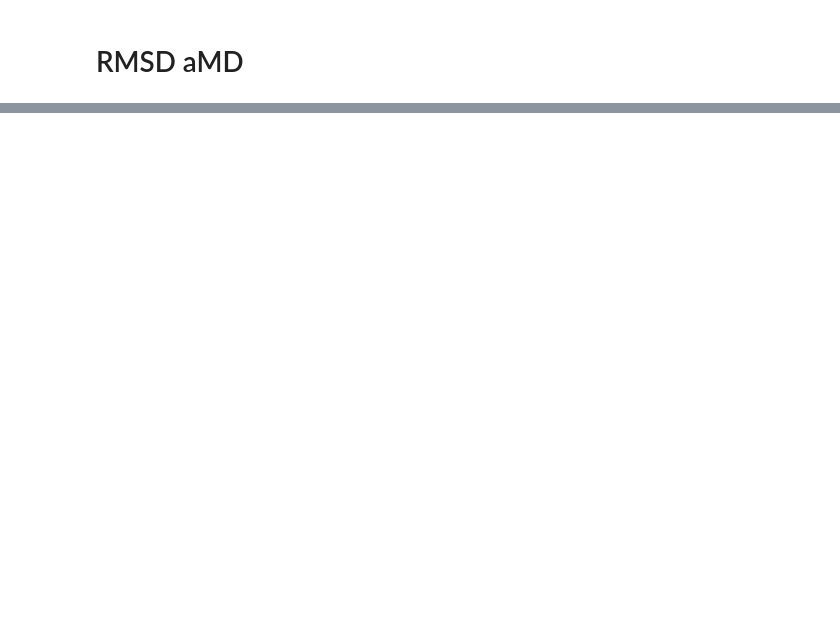
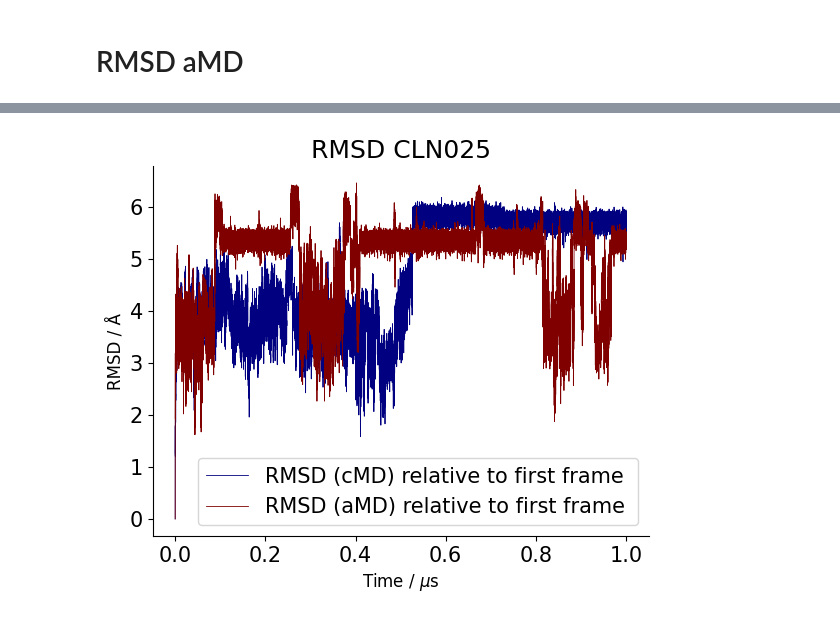
Before and after one commit to LukasMeinschad/Theoretische_Chemie, a Jupyter notebook: Praktikum/mm_part/mm_auswertung.ipynb, the cells around one changed output, grey strips where cells are left out. Drawn from its saved outputs; the diff is of its cells as text; code cells hidden in the pictures; blank space fills up the shorter version.

```diff
--- a/Praktikum/mm_part/mm_auswertung.ipynb
+++ b/Praktikum/mm_part/mm_auswertung.ipynb
@@ -40,0 +105,50 @@ plt.show()
+# %%
+# combine both in one plot
+
+import matplotlib as mpl
+
+mpl.rcParams["font.size"] = 15
+mpl.rcParams["axes.labelsize"] = 12
+
+rmsd_data = pd.read_csv("prot-rmsd-ca.dat",skiprows=1, names = ["Frame","RMSD"],sep="\s+")
+rmsd_data_amd = pd.read_csv("prot-rmsd-ams-ca.dat",skiprows=1, names = ["Frame","RMSD"],sep="\s+")
+
+
+
+len_frames_cmd = len(rmsd_data.loc[:,"Frame"])
+len_frames_amd = len(rmsd_data_amd.loc[:,"Frame"])
+
+time_per_step_cmd = 1 / len_frames_cmd
+time_per_step_amd = 1 / len_frames_amd
+
+rmsd_data["Frame"] = rmsd_data["Frame"] * time_per_step_cmd
+
+rmsd_data_amd["Frame"] = rmsd_data_amd["Frame"] * time_per_step_amd
+
+rolling_window = 400
+rmsd_rolling_avg = rmsd_data.loc[:, "RMSD"].rolling(window=rolling_window).mean()
+rmsd_rolling_avg_amd = rmsd_data_amd.loc[:, "RMSD"].rolling(window=rolling_window).mean()
+
+# Add labels and legend
+ax = plt.gca()
+ax.spines['top'].set_visible(False)
+ax.spines['right'].set_visible(False)
+
+
+plt.plot(rmsd_data.loc[:, "Frame"], rmsd_data.loc[:, "RMSD"], label='RMSD (cMD) relative to first frame ', linewidth=0.6, color='navy')
+plt.plot(rmsd_data_amd.loc[:, "Frame"], rmsd_data_amd.loc[:, "RMSD"], label='RMSD (aMD) relative to first frame', linewidth=0.6, color='maroon')
+
+# Plot rolling average
+#plt.plot(rmsd_data.loc[:, "Frame"], rmsd_rolling_avg, label=f'Rolling Average (cMD) (window={rolling_window})', linewidth=1, color='green')
+#plt.plot(rmsd_data_amd.loc[:, "Frame"], rmsd_rolling_avg_amd, label=f'Rolling Average (aMD) (window={rolling_window})', linewidth=1, color='black')
+
+plt.legend(loc='best')
+plt.xlabel('Time / $\mu$s')
+plt.title("RMSD CLN025")
+plt.ylabel('RMSD / \u212B')
+
+# Show the plot
+plt.savefig("rmsd_comparison_both",dpi=700)
+plt.show()
+# %% [output]
+[figure, added]
```
Also changed, not shown: parts of 4 cells of this notebook, 1 other file.
